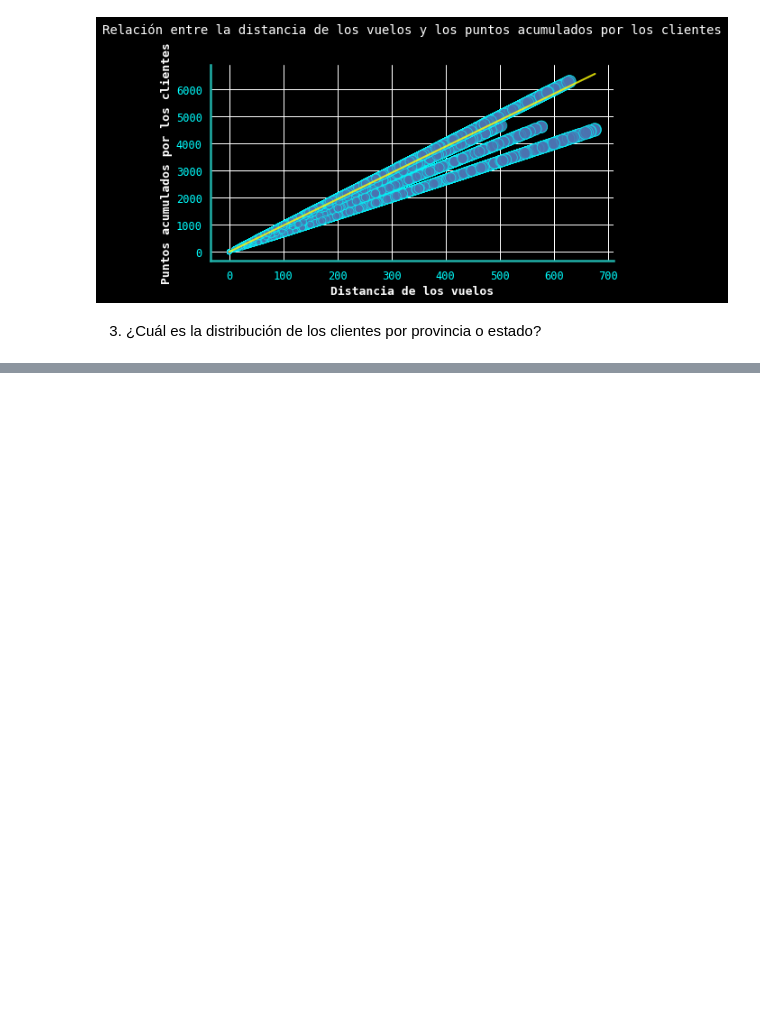
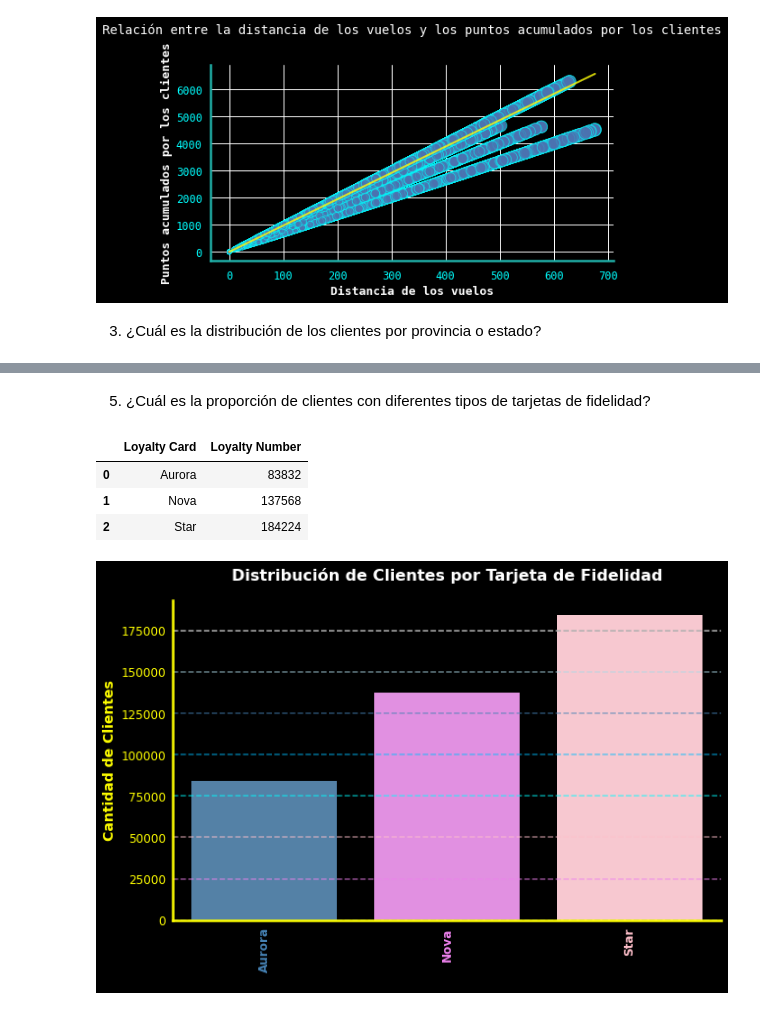
Before and after one commit to Adalab/bda-modulo-3-evaluacion-final-Paulamc1695, a Jupyter notebook: resolucion_evaluacion_03.ipynb, the cells around one changed output, grey strips where cells are left out. Saved outputs shown, nothing was run; the diff lists cells and outputs as text; code cells hidden in the pictures; blank space fills up the shorter version.

```diff
--- a/resolucion_evaluacion_03.ipynb
+++ b/resolucion_evaluacion_03.ipynb
@@ -202,0 +257,50 @@ plt.show()
+# %% [markdown]
+5. ¿Cuál es la proporción de clientes con diferentes tipos de tarjetas de fidelidad?
+# %%
+clientes_tarjeta_fidelidad = df_aerolinea_visual.groupby("Loyalty Card")["Loyalty Number"].count().reset_index()
+clientes_tarjeta_fidelidad.head()
+# %% [output]
+|  | Loyalty Card | Loyalty Number |
+| 0 | Aurora | 83832 |
+| 1 | Nova | 137568 |
+| 2 | Star | 184224 |
+# %%
+colores = ['steelblue', 'violet', 'pink', 'cyan', 'deepskyblue', 'steelblue', 'lightblue']
+
+fig, ax = plt.subplots(figsize=(10, 6))
+fig.patch.set_facecolor('black')
+ax.set_facecolor('black')
+
+sns.barplot(x="Loyalty Card", y="Loyalty Number", data=clientes_tarjeta_fidelidad, palette=colores, ax=ax)
+
+plt.xticks(rotation=90)
+
+for i, label in enumerate(ax.get_xticklabels()):
+    label.set_color(colores[i % len(colores)])
+    label.set_fontsize(12)
+    label.set_weight('bold')
+
+for tick in ax.get_yticklabels():
+    tick.set_color('yellow')
+    tick.set_fontsize(12)
+
+ax.spines['top'].set_visible(False)
+ax.spines['right'].set_visible(False)
+ax.spines['left'].set_linewidth(2.5)
+ax.spines['bottom'].set_linewidth(2.5)
+ax.spines['left'].set_color('yellow')
+ax.spines['bottom'].set_color('yellow')
+
+ax.grid(True, axis='y', linestyle='--', linewidth=1.5)
+gridlines = ax.get_ygridlines()
+for i, line in enumerate(gridlines):
+    if i < len(colores):
+        line.set_color(colores[i % len(colores)])
+        line.set_alpha(0.6)
+
+plt.ylabel('Cantidad de Clientes', fontsize=14, color='yellow', weight='bold')
+plt.title('Distribución de Clientes por Tarjeta de Fidelidad', fontsize=16, color='white', weight='bold', pad=20)
+
+plt.show()
+# %% [output]
+[figure, added]
```
Also changed, not shown: parts of 10 cells of this notebook.
